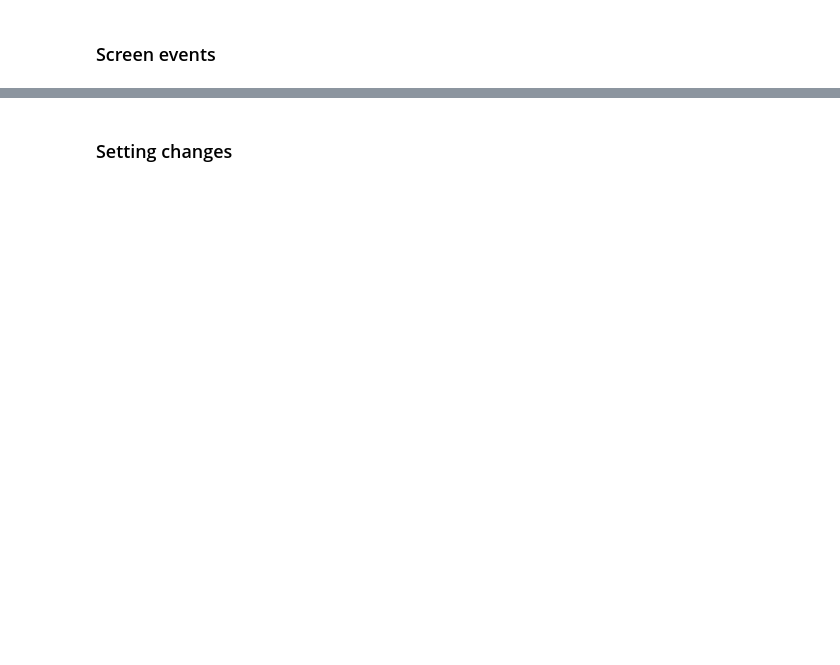
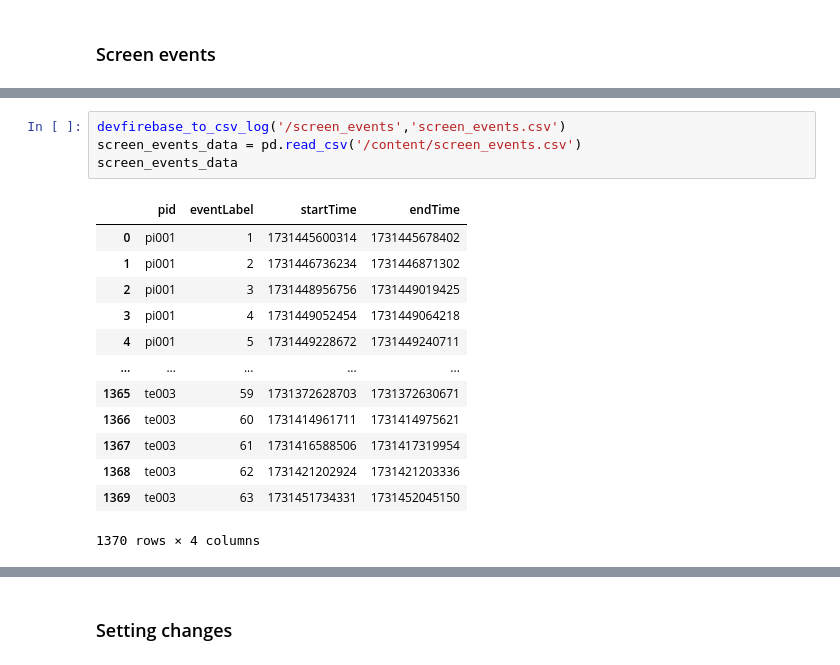
Before and after one commit to jzheng23/colab, a Jupyter notebook: Smartphone_screeentime.ipynb, the cells around one changed output, grey strips where cells are left out. Saved outputs shown, nothing was run; the diff lists cells and outputs as text; blank space fills up the shorter version.

```diff
--- a/Smartphone_screeentime.ipynb
+++ b/Smartphone_screeentime.ipynb
@@ -364,0 +455,18 @@ def responses_to_csvs(meta_file, responses_file):
+# %%
+devfirebase_to_csv_log('/screen_events','screen_events.csv')
+screen_events_data = pd.read_csv('/content/screen_events.csv')
+screen_events_data
+# %% [output]
+|  | pid | eventLabel | startTime | endTime |
+| 0 | pi001 | 1 | 1731445600314 | 1731445678402 |
+| 1 | pi001 | 2 | 1731446736234 | 1731446871302 |
+| 2 | pi001 | 3 | 1731448956756 | 1731449019425 |
+| 3 | pi001 | 4 | 1731449052454 | 1731449064218 |
+| 4 | pi001 | 5 | 1731449228672 | 1731449240711 |
+| ... | ... | ... | ... | ... |
+| 1365 | te003 | 59 | 1731372628703 | 1731372630671 |
+| 1366 | te003 | 60 | 1731414961711 | 1731414975621 |
+| 1367 | te003 | 61 | 1731416588506 | 1731417319954 |
+| 1368 | te003 | 62 | 1731421202924 | 1731421203336 |
+| 1369 | te003 | 63 | 1731451734331 | 1731452045150 |
+1370 rows × 4 columns
```
Also changed, not shown: parts of 21 cells of this notebook.
